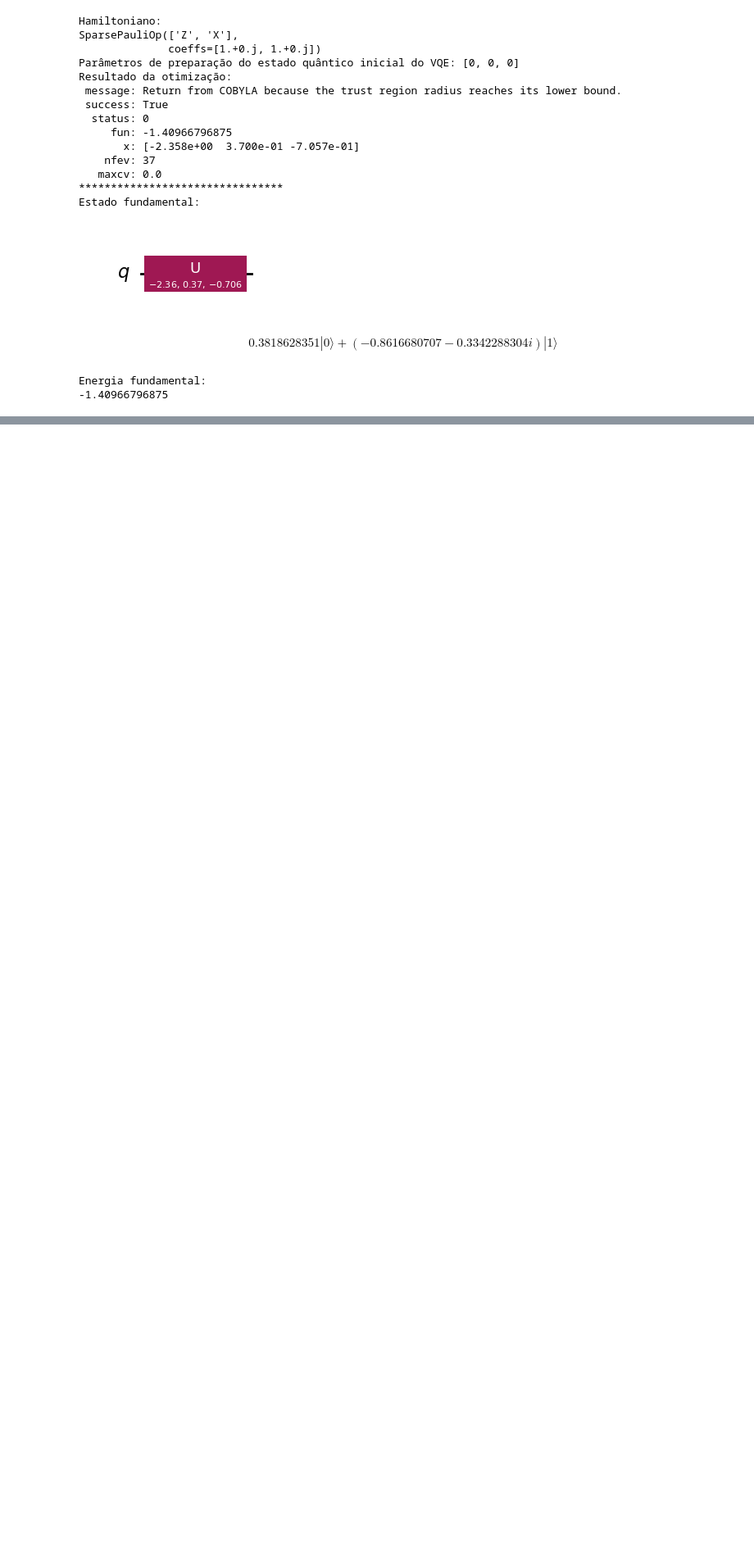
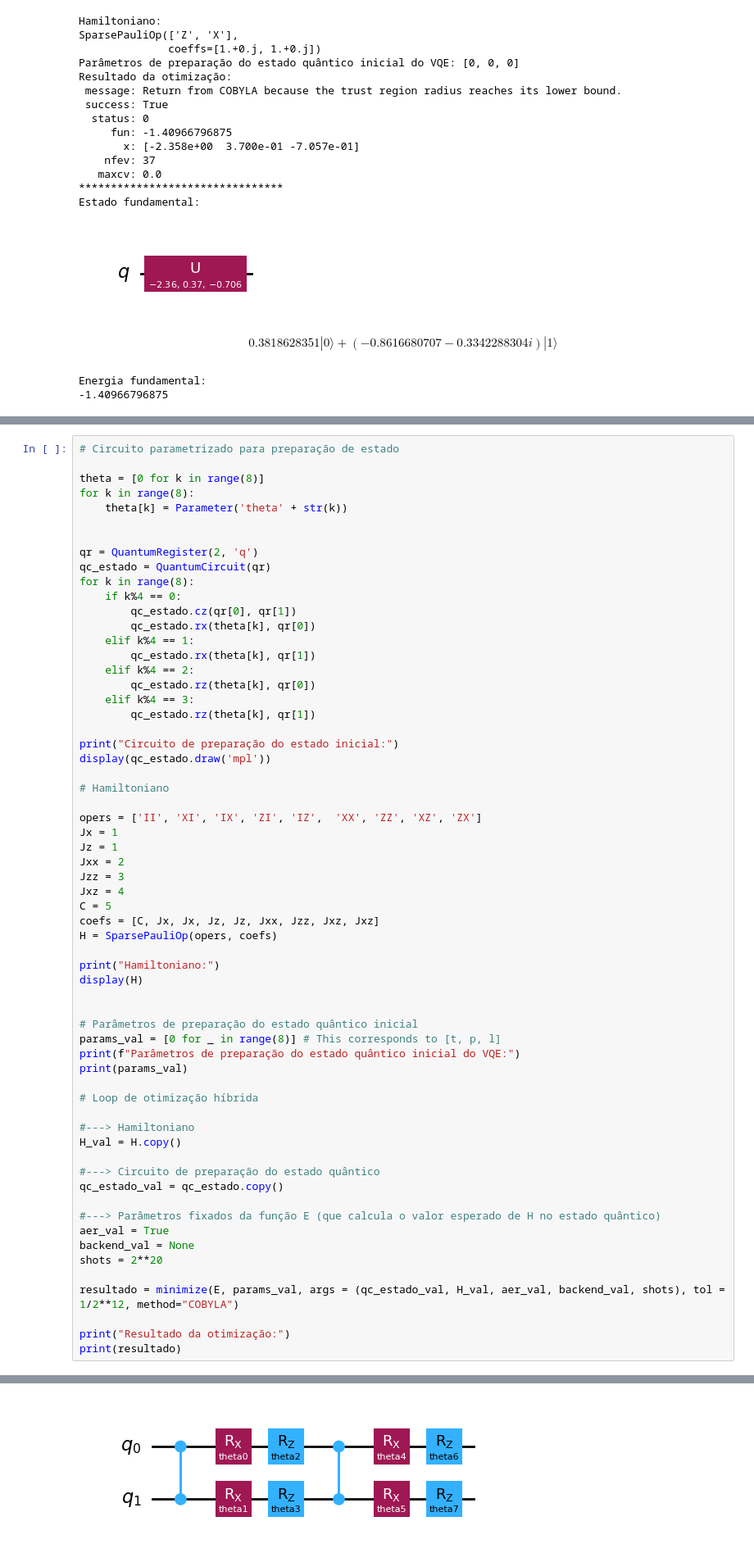
Before and after one commit to LucioFassarella/VQE, a Jupyter notebook: VQE_Hamiltoniano_01.ipynb, the cells around one changed output, grey strips where cells are left out. Shown at 82% size. Drawn from its saved outputs; the diff is of its cells as text; blank space fills up the shorter version.

```diff
--- a/VQE_Hamiltoniano_01.ipynb
+++ b/VQE_Hamiltoniano_01.ipynb
@@ -590,0 +667,63 @@ Energia fundamental:
+# %%
+# Circuito parametrizado para preparação de estado
+
+theta = [0 for k in range(8)]
+for k in range(8):
+    theta[k] = Parameter('theta' + str(k))
+
+
+qr = QuantumRegister(2, 'q')
+qc_estado = QuantumCircuit(qr)
+for k in range(8):
+    if k%4 == 0:
+        qc_estado.cz(qr[0], qr[1])
+        qc_estado.rx(theta[k], qr[0])
+    elif k%4 == 1:
+        qc_estado.rx(theta[k], qr[1])
+    elif k%4 == 2:
+        qc_estado.rz(theta[k], qr[0])
+    elif k%4 == 3:
+        qc_estado.rz(theta[k], qr[1])
+
+print("Circuito de preparação do estado inicial:")
+display(qc_estado.draw('mpl'))
+
+# Hamiltoniano
+
+opers = ['II', 'XI', 'IX', 'ZI', 'IZ',  'XX', 'ZZ', 'XZ', 'ZX']
+Jx = 1
+Jz = 1
+Jxx = 2
+Jzz = 3
+Jxz = 4
+C = 5
+coefs = [C, Jx, Jx, Jz, Jz, Jxx, Jzz, Jxz, Jxz]
+H = SparsePauliOp(opers, coefs)
+
+print("Hamiltoniano:")
+display(H)
+
+
+# Parâmetros de preparação do estado quântico inicial
+params_val = [0 for _ in range(8)] # This corresponds to [t, p, l]
+print(f"Parâmetros de preparação do estado quântico inicial do VQE:")
+print(params_val)
+
+# Loop de otimização híbrida
+
+#---> Hamiltoniano
+H_val = H.copy()
+
+#---> Circuito de preparação do estado quântico
+qc_estado_val = qc_estado.copy()
+
+#---> Parâmetros fixados da função E (que calcula o valor esperado de H no estado quântico)
+aer_val = True
+backend_val = None
+shots = 2**20
+
+resultado = minimize(E, params_val, args = (qc_estado_val, H_val, aer_val, backend_val, shots), tol = 1/2**12, method="COBYLA")
+
+print("Resultado da otimização:")
+print(resultado)
+# %% [output]
@@ -590,0 +731 @@ Energia fundamental:
+[figure, added]
```
Also changed, not shown: parts of 5 cells of this notebook.
